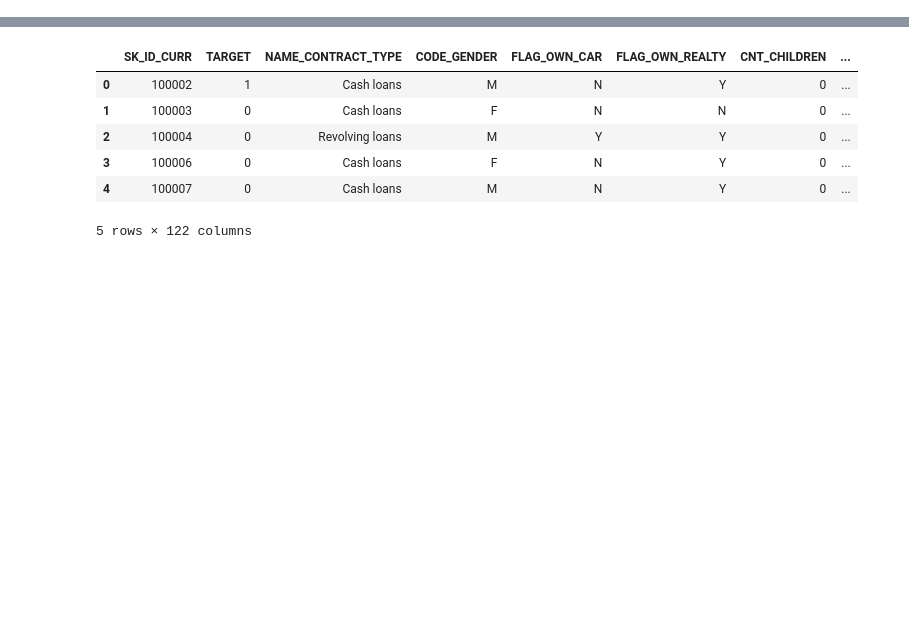
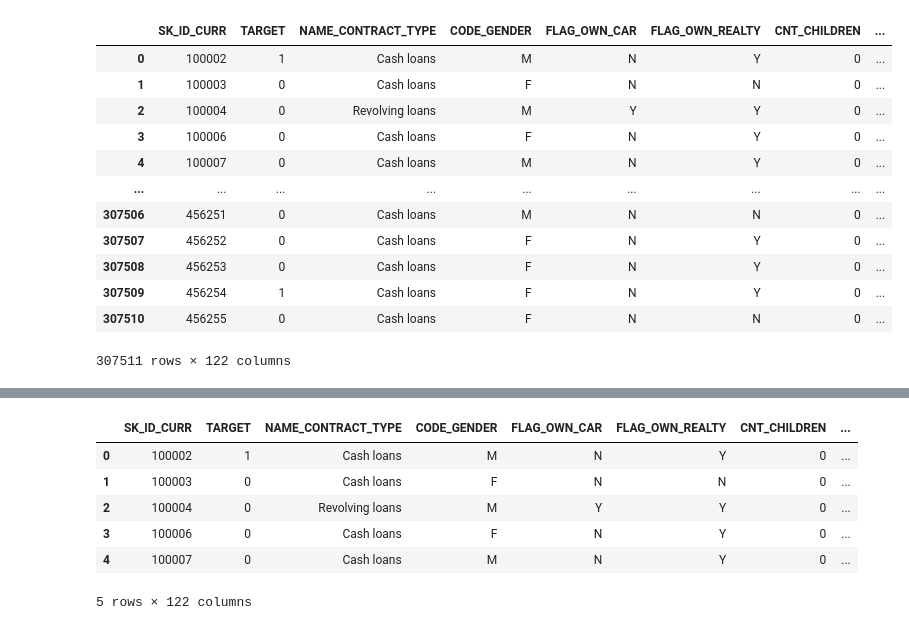
Before and after one commit to nikhilmamidipaka/Bank-Loan-Prediction-Dataset, a Jupyter notebook: Bank_Loan_Prediction_Dataset.ipynb, the cells around one changed output, grey strips where cells are left out. Saved outputs shown, nothing was run; the diff lists cells and outputs as text; code cells hidden in the pictures; blank space fills up the shorter version.

```diff
--- a/Bank_Loan_Prediction_Dataset.ipynb
+++ b/Bank_Loan_Prediction_Dataset.ipynb
@@ -15,2 +16,20 @@ import seaborn as sns
+# %%
+# Reading the application_data csv file using pandas
+df_app = pd.read_csv("/content/drive/MyDrive/EDA PROJECT/Bank Loan Prediction Dataset/application_data.csv")
+df_app
+# %% [output]
+|  | SK_ID_CURR | TARGET | NAME_CONTRACT_TYPE | CODE_GENDER | FLAG_OWN_CAR | FLAG_OWN_REALTY | CNT_CHILDREN | ... |
+| 0 | 100002 | 1 | Cash loans | M | N | Y | 0 | ... |
+| 1 | 100003 | 0 | Cash loans | F | N | N | 0 | ... |
+| 2 | 100004 | 0 | Revolving loans | M | Y | Y | 0 | ... |
+| 3 | 100006 | 0 | Cash loans | F | N | Y | 0 | ... |
+| 4 | 100007 | 0 | Cash loans | M | N | Y | 0 | ... |
+| ... | ... | ... | ... | ... | ... | ... | ... | ... |
+| 307506 | 456251 | 0 | Cash loans | M | N | N | 0 | ... |
+| 307507 | 456252 | 0 | Cash loans | F | N | Y | 0 | ... |
+| 307508 | 456253 | 0 | Cash loans | F | N | Y | 0 | ... |
+| 307509 | 456254 | 1 | Cash loans | F | N | Y | 0 | ... |
+| 307510 | 456255 | 0 | Cash loans | F | N | N | 0 | ... |
+307511 rows × 122 columns
 # %%
 # checking the columns description csv file using pandas
```
Also changed, not shown: parts of 36 cells of this notebook.
